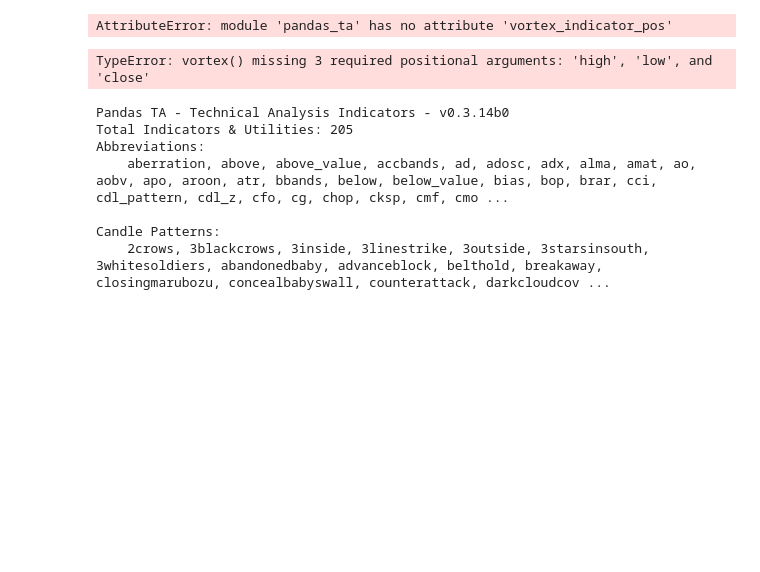
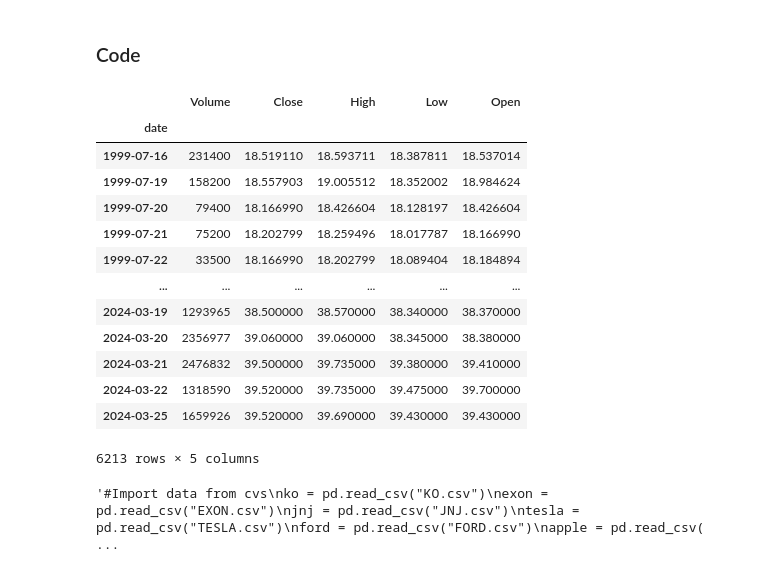
Before and after one commit to mayer19/AlgoritmitTradingCourse, a Jupyter notebook: Trading/BacktestTrading.ipynb, the cells around one changed output. Drawn from its saved outputs; the diff is of its cells as text; code cells hidden in the pictures; blank space fills up the shorter version.

```diff
--- a/Trading/BacktestTrading.ipynb
+++ b/Trading/BacktestTrading.ipynb
@@ -32,34 +54,35 @@ tesla
+# %% [markdown]
+### Code
+# %%
+#Load tiingo API from file
+with open('tiingoAPI.txt', 'r') as file:
+    tiingo_api = file.read()
 # %%
-#calculate indicators using pandas_ta
-
-def calculate_indis(data):
-    """Use a asset pandas dataframe and calculate indicators"""
-    data['ema20'] = ta.ema(data['Close'], length=20)
-    data['ema25'] = ta.ema(data['Close'], length=25)
-    #data['%K'], data['%D'] = ta.stoch(data['High'], data['Low'], data['Close']) #default parameters
-    data['coppock'] = ta.coppock(data['Close'], length=14)
-    data['CMO'] = ta.cmo(data['Close'], length=14)
-    data['vi_plus'] = ta.vortex_indicator_pos(data['High'], data['Low'], data['Close'])
-    data['vi_minus'] = ta.vortex_indicator_neg(data['High'], data['Low'], data['Close'])
-    return data
-
-
-tesla = calculate_indis(tesla)
-tesla.head(30)
+#Download assets data
+ko = get_tiingo_data(ticker='ko', api=tiingo_api)
+exon = get_tiingo_data(ticker='xom', api=tiingo_api)
+jnj = get_tiingo_data(ticker='jnj', api=tiingo_api)
+tesla = get_tiingo_data(ticker='tsla', api=tiingo_api)
+ford = get_tiingo_data(ticker='f', api=tiingo_api)
+apple = get_tiingo_data(ticker='aapl', api=tiingo_api)
+coinbase = get_tiingo_data(ticker='coin', api=tiingo_api)
+intel = get_tiingo_data(ticker='intc', api=tiingo_api)
+dow = get_tiingo_data(ticker='dow', api=tiingo_api)
+jp_morgan = get_tiingo_data(ticker='jpm', api=tiingo_api)
+hsbc = get_tiingo_data(ticker='hsbc', api=tiingo_api)
+hsbc
 # %% [output]
+|  | Volume | Close | High | Low | Open |
+| date |  |  |  |  |  |
+| 1999-07-16 | 231400 | 18.519110 | 18.593711 | 18.387811 | 18.537014 |
+| 1999-07-19 | 158200 | 18.557903 | 19.005512 | 18.352002 | 18.984624 |
+| 1999-07-20 | 79400 | 18.166990 | 18.426604 | 18.128197 | 18.426604 |
+| 1999-07-21 | 75200 | 18.202799 | 18.259496 | 18.017787 | 18.166990 |
+| 1999-07-22 | 33500 | 18.166990 | 18.202799 | 18.089404 | 18.184894 |
+| ... | ... | ... | ... | ... | ... |
+| 2024-03-19 | 1293965 | 38.500000 | 38.570000 | 38.340000 | 38.370000 |
+| 2024-03-20 | 2356977 | 39.060000 | 39.060000 | 38.345000 | 38.380000 |
+| 2024-03-21 | 2476832 | 39.500000 | 39.735000 | 39.380000 | 39.410000 |
+| 2024-03-22 | 1318590 | 39.520000 | 39.735000 | 39.475000 | 39.700000 |
+| 2024-03-25 | 1659926 | 39.520000 | 39.690000 | 39.430000 | 39.430000 |
-AttributeError: module 'pandas_ta' has no attribute 'vortex_indicator_pos'
+6213 rows × 5 columns
-# %%
-# Calculate True Strength Index (TSI) with default parameters
-adidas['tsi'] = ta.vortex()
-# %% [output]
-TypeError: vortex() missing 3 required positional arguments: 'high', 'low', and 'close'
-# %%
-tesla.ta.indicators()
-# %% [output]
-Pandas TA - Technical Analysis Indicators - v0.3.14b0
-Total Indicators & Utilities: 205
-Abbreviations:
-    aberration, above, above_value, accbands, ad, adosc, adx, alma, amat, ao, aobv, apo, aroon, atr, bbands, below, below_value, bias, bop, brar, cci, cdl_pattern, cdl_z, cfo, cg, chop, cksp, cmf, cmo ...
-
-Candle Patterns:
-    2crows, 3blackcrows, 3inside, 3linestrike, 3outside, 3starsinsouth, 3whitesoldiers, abandonedbaby, advanceblock, belthold, breakaway, closingmarubozu, concealbabyswall, counterattack, darkcloudcov ...
@@ -65,0 +115,15 @@ Candle Patterns:
+# %%
+"""#Import data from cvs
+ko = pd.read_csv("KO.csv")
+exon = pd.read_csv("EXON.csv")
+jnj = pd.read_csv("JNJ.csv")
+tesla = pd.read_csv("TESLA.csv")
+ford = pd.read_csv("FORD.csv")
+apple = pd.read_csv("APPLE.csv")
+coinbase = pd.read_csv("COINBASE.csv")
+intel = pd.read_csv("INTEL.csv")
+dow = pd.read_csv("DOW.csv")
+jp_morgan = pd.read_csv("JPM.csv")
+hsbc = pd.read_csv("HSBC.csv")"""
+# %% [output]
+'#Import data from cvs\nko = pd.read_csv("KO.csv")\nexon = pd.read_csv("EXON.csv")\njnj = pd.read_csv("JNJ.csv")\ntesla = pd.read_csv("TESLA.csv")\nford = pd.read_csv("FORD.csv")\napple = pd.read_csv( ...
```
Also changed, not shown: parts of 9 cells of this notebook.
